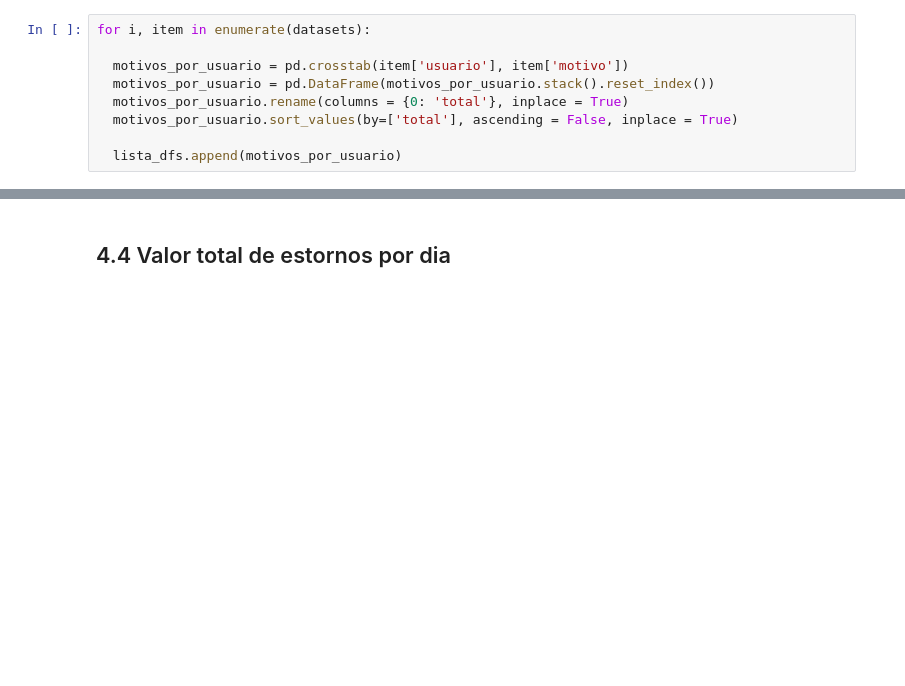
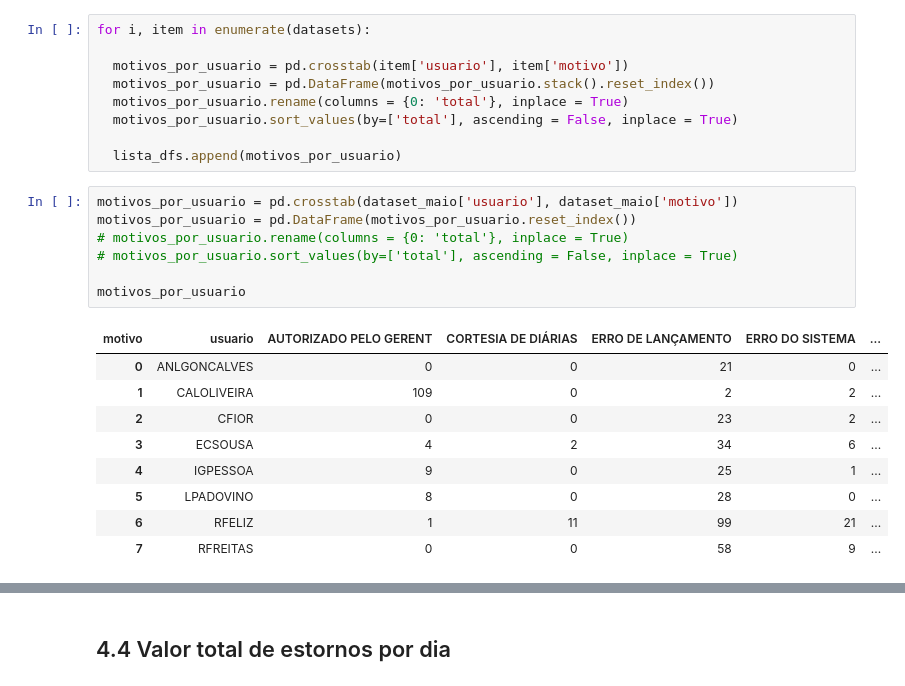
Before and after one commit to strawndri/slaviero-suct-data-analysis, a Jupyter notebook: Notebooks/analise_estornos.ipynb, the cells around one changed output, grey strips where cells are left out. Cells and saved outputs as stored; diff of their text form; blank space fills up the shorter version.

```diff
--- a/Notebooks/analise_estornos.ipynb
+++ b/Notebooks/analise_estornos.ipynb
@@ -324,4 +322,21 @@ for i, item in enumerate(datasets):
   motivos_por_usuario.sort_values(by=['total'], ascending = False, inplace = True)
 
   lista_dfs.append(motivos_por_usuario)
+# %%
+motivos_por_usuario = pd.crosstab(dataset_maio['usuario'], dataset_maio['motivo'])
+motivos_por_usuario = pd.DataFrame(motivos_por_usuario.reset_index())
+# motivos_por_usuario.rename(columns = {0: 'total'}, inplace = True)
+# motivos_por_usuario.sort_values(by=['total'], ascending = False, inplace = True)
+
+motivos_por_usuario
+# %% [output]
+| motivo | usuario | AUTORIZADO PELO GERENT | CORTESIA DE DIÁRIAS | ERRO DE LANÇAMENTO | ERRO DO SISTEMA | ... |
+| 0 | ANLGONCALVES | 0 | 0 | 21 | 0 | ... |
+| 1 | CALOLIVEIRA | 109 | 0 | 2 | 2 | ... |
+| 2 | CFIOR | 0 | 0 | 23 | 2 | ... |
+| 3 | ECSOUSA | 4 | 2 | 34 | 6 | ... |
+| 4 | IGPESSOA | 9 | 0 | 25 | 1 | ... |
+| 5 | LPADOVINO | 8 | 0 | 28 | 0 | ... |
+| 6 | RFELIZ | 1 | 11 | 99 | 21 | ... |
+| 7 | RFREITAS | 0 | 0 | 58 | 9 | ... |
 # %%
```
Also changed, not shown: parts of 7 cells of this notebook.
